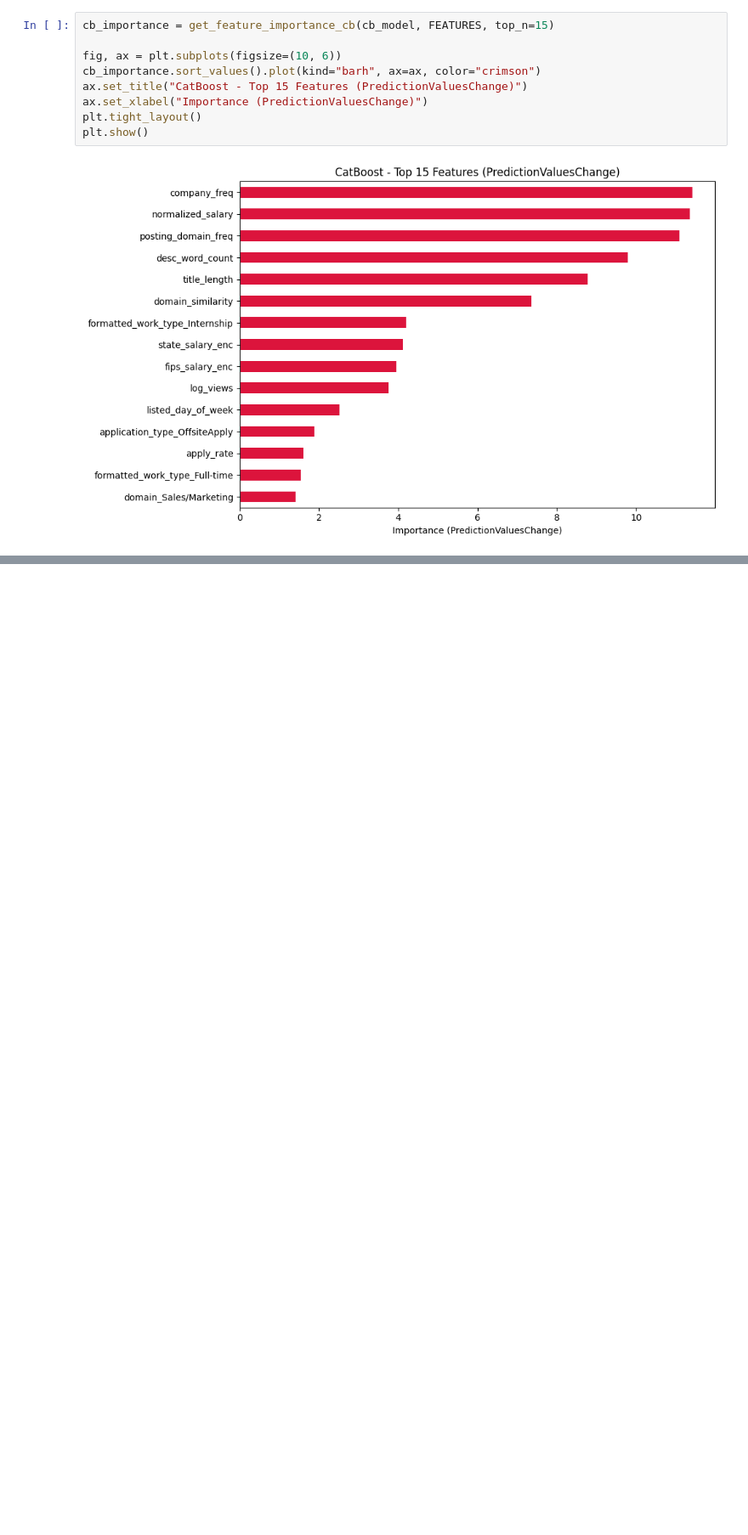
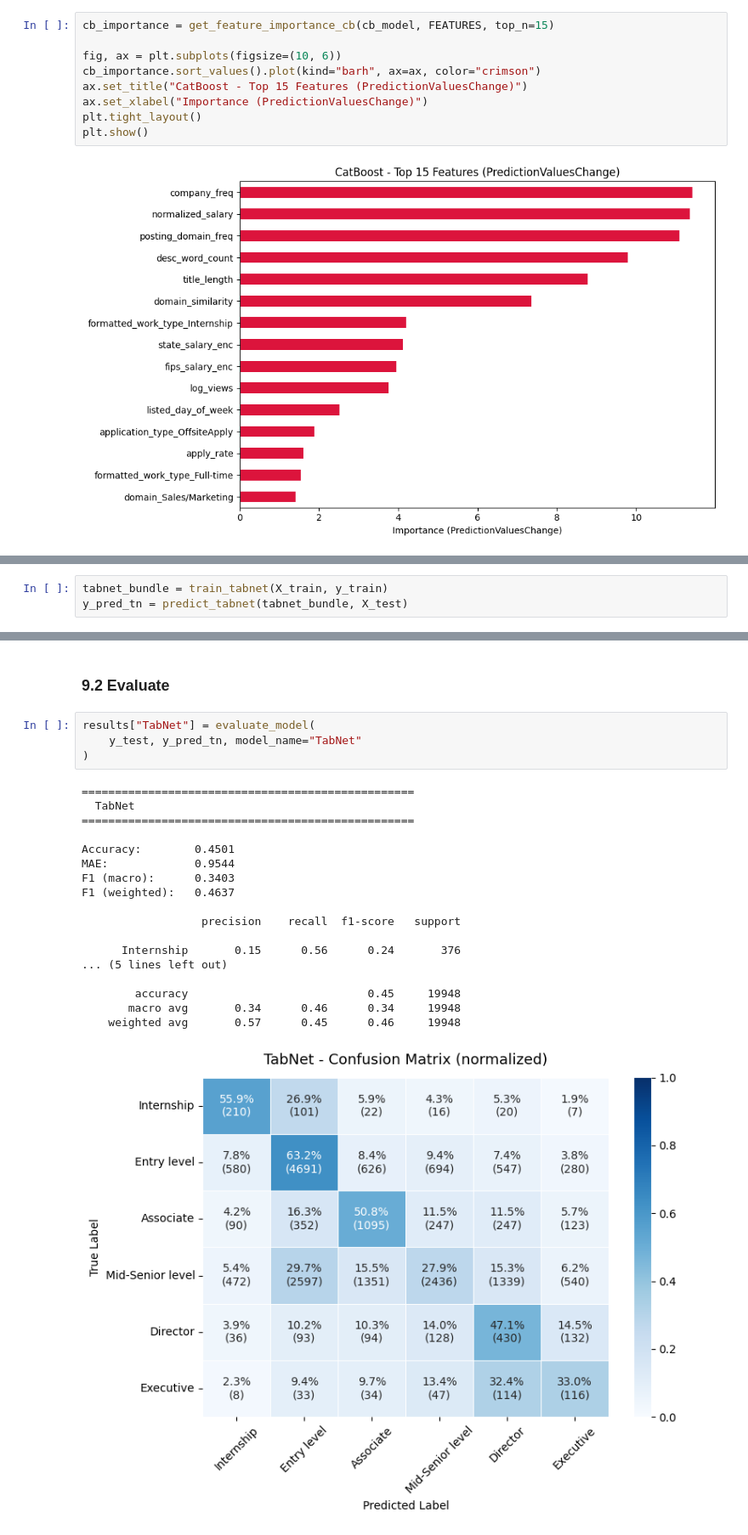
Before and after one commit to ognjenvujovic04/job-intelligence, a Jupyter notebook: notebooks/3.0-ov-baseline-classification.ipynb, the cells around one changed output, grey strips where cells are left out. Shown at 85% size. Saved outputs shown, nothing was run; the diff lists cells and outputs as text; blank space fills up the shorter version.

```diff
--- a/notebooks/3.0-ov-baseline-classification.ipynb
+++ b/notebooks/3.0-ov-baseline-classification.ipynb
@@ -501,0 +586,3 @@ plt.show()
+# %%
+tabnet_bundle = train_tabnet(X_train, y_train)
+y_pred_tn = predict_tabnet(tabnet_bundle, X_test)
@@ -501,0 +599,25 @@ plt.show()
+# %% [markdown]
+### 9.2 Evaluate
+# %%
+results["TabNet"] = evaluate_model(
+    y_test, y_pred_tn, model_name="TabNet"
+)
+# %% [output]
+==================================================
+  TabNet
+==================================================
+
+Accuracy:        0.4501
+MAE:             0.9544
+F1 (macro):      0.3403
+F1 (weighted):   0.4637
+
+                  precision    recall  f1-score   support
+
+      Internship       0.15      0.56      0.24       376
+... (5 lines left out)
+
+        accuracy                           0.45     19948
+       macro avg       0.34      0.46      0.34     19948
+    weighted avg       0.57      0.45      0.46     19948
+[figure, added]
```
Also changed, not shown: parts of 17 cells of this notebook, 6 other files.
